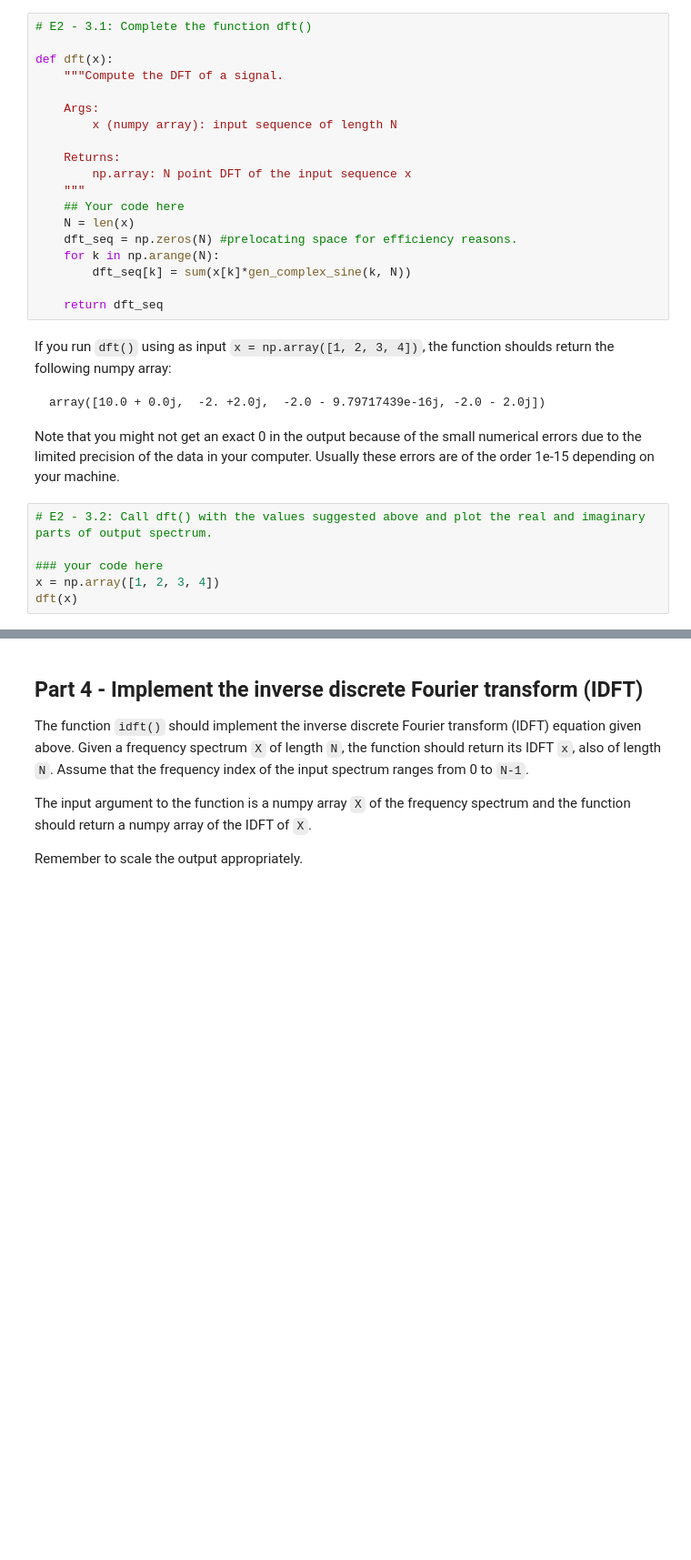
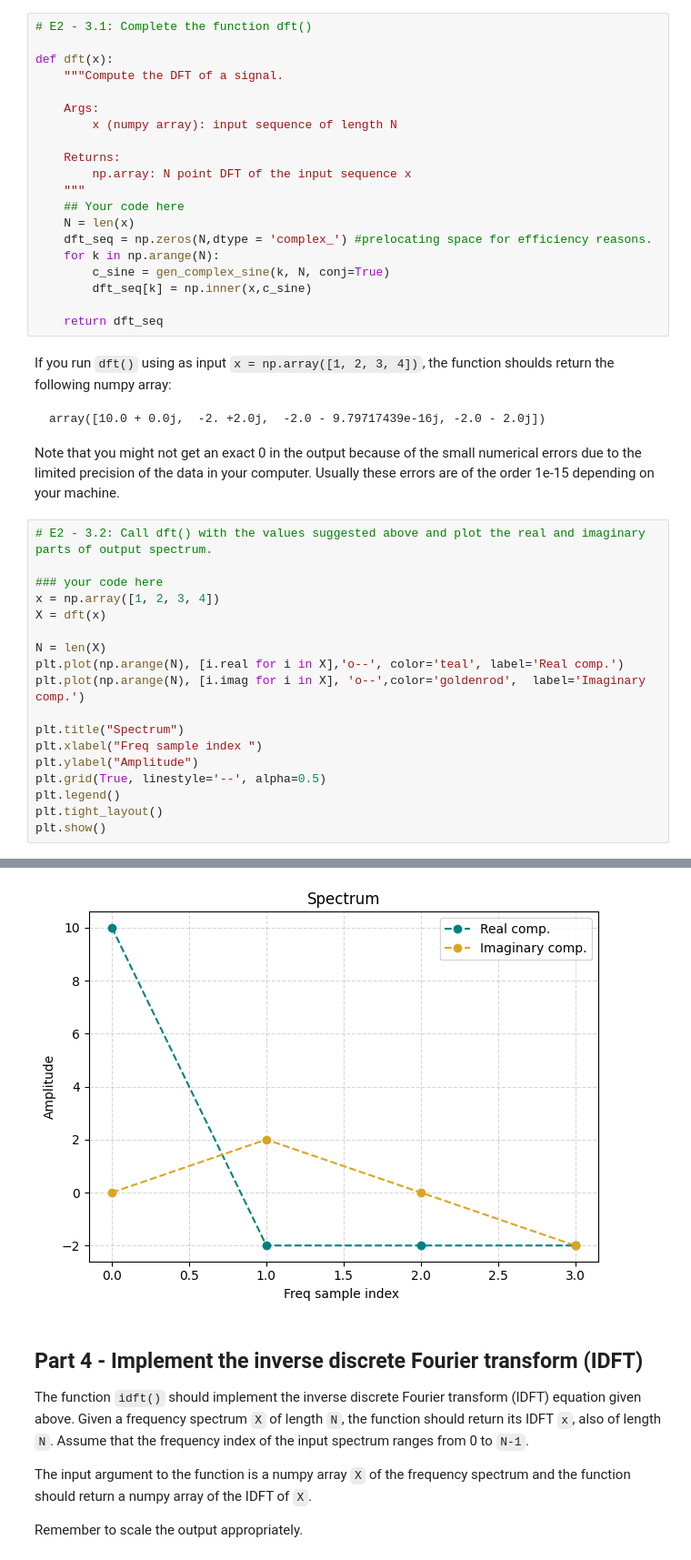
Before and after one commit to inesbroto/sms-tools-materials, a Jupyter notebook: exercises/E2-Sinusoids-and-DFT.ipynb, the cells around one changed output, grey strips where cells are left out. Shown at 91% size. Cells and saved outputs as stored; diff of their text form; blank space fills up the shorter version.

```diff
--- a/exercises/E2-Sinusoids-and-DFT.ipynb
+++ b/exercises/E2-Sinusoids-and-DFT.ipynb
@@ -188,9 +190,10 @@ def dft(x):
     """
     ## Your code here
     N = len(x)
-    dft_seq = np.zeros(N) #prelocating space for efficiency reasons.
+    dft_seq = np.zeros(N,dtype = 'complex_') #prelocating space for efficiency reasons.
     for k in np.arange(N):
-        dft_seq[k] = sum(x[k]*gen_complex_sine(k, N))
+        c_sine = gen_complex_sine(k, N, conj=True)
+        dft_seq[k] = np.inner(x,c_sine)
 
     return dft_seq
 # %% [markdown]
@@ -206,5 +209,17 @@ Note that you might not get an exact 0 in the output because of the small numeri
 
 ### your code here
 x = np.array([1, 2, 3, 4])
-dft(x)
+X = dft(x)
+
+N = len(X)
+plt.plot(np.arange(N), [i.real for i in X],'o--', color='teal', label='Real comp.')
+plt.plot(np.arange(N), [i.imag for i in X], 'o--',color='goldenrod',  label='Imaginary comp.')
+
+plt.title("Spectrum")
+plt.xlabel("Freq sample index ")
+plt.ylabel("Amplitude")
+plt.grid(True, linestyle='--', alpha=0.5)
+plt.legend()
+plt.tight_layout()
+plt.show()
 # %% [output]
@@ -212,3 +226,4 @@ array([ 2.48862207e+00, -2.94719322e-16, -9.02763994e-01,  4.84349466e-01])
+[figure, added]
 # %% [markdown]
 ## Part 4 - Implement the inverse discrete Fourier transform (IDFT)
 
```
Also changed, not shown: parts of 11 cells of this notebook.
